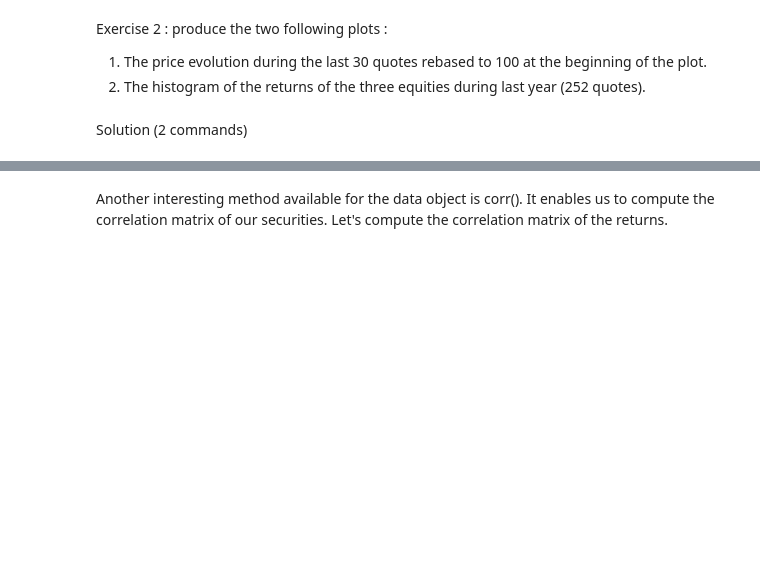
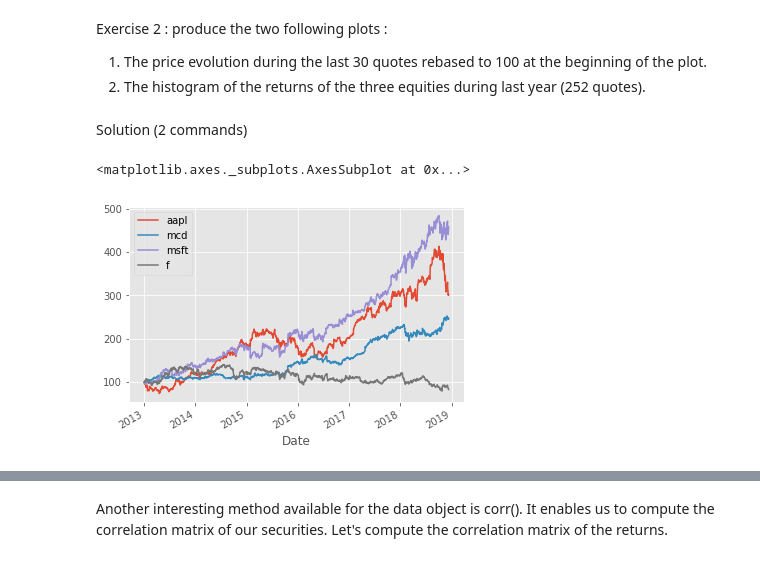
Before and after one commit to nicolasmauhe/computational_finance, a Jupyter notebook: course.ipynb, the cells around one changed output, grey strips where cells are left out. Saved outputs shown, nothing was run; the diff lists cells and outputs as text; code cells hidden in the pictures; blank space fills up the shorter version.

```diff
--- a/course.ipynb
+++ b/course.ipynb
@@ -114,3 +199,7 @@ Exercise 2 : produce the two following plots :
 Solution (2 commands)
 # %%
 # 1
+data.rebase().plot()
+# %% [output]
+<matplotlib.axes._subplots.AxesSubplot at 0x...>
+[figure, added]
```
Also changed, not shown: parts of 75 cells of this notebook.
